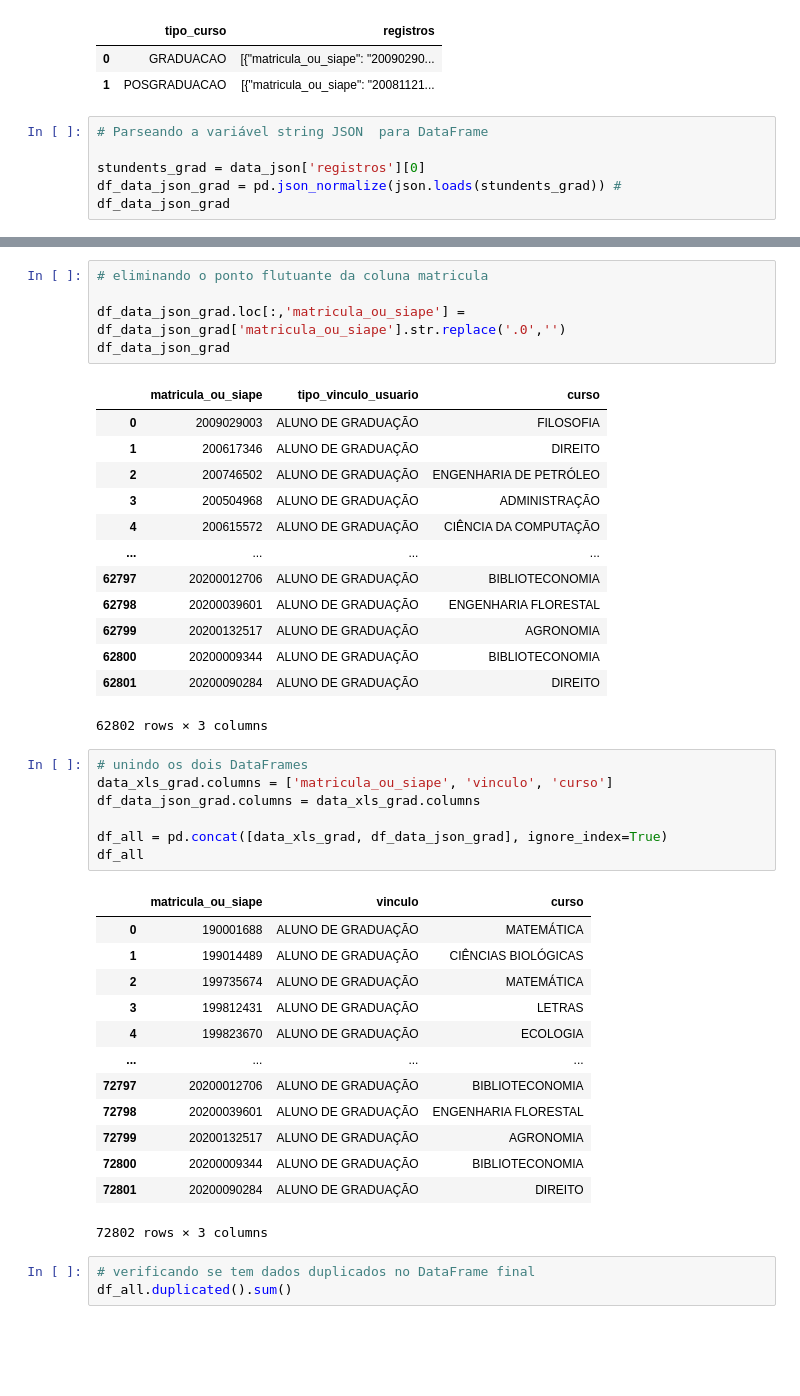
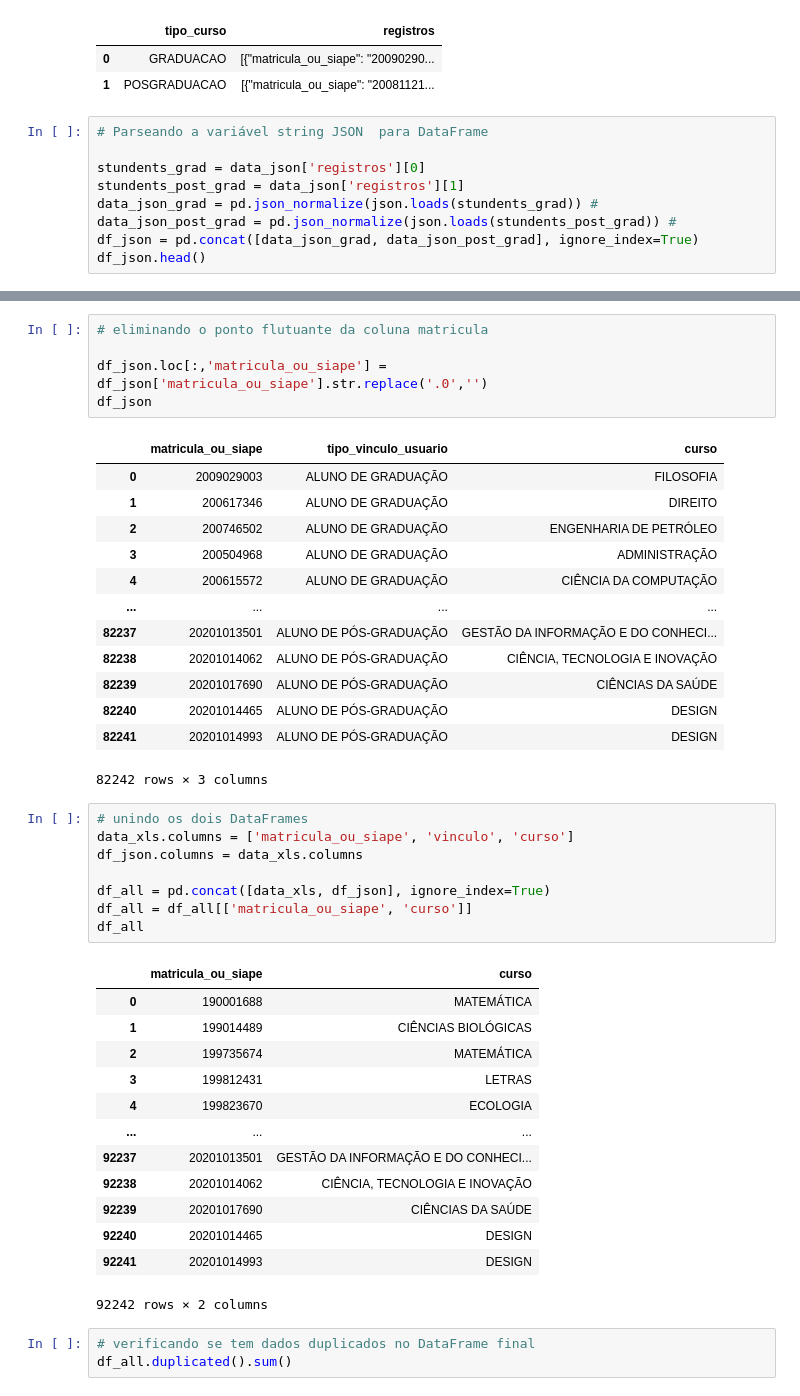
Before and after one commit to MaercioMamedes/_7DaysOfCode_Pandas, a Jupyter notebook: notebooks/tratamento_de_dados2.ipynb, the cells around one changed output, grey strips where cells are left out. Saved outputs shown, nothing was run; the diff lists cells and outputs as text; blank space fills up the shorter version.

```diff
--- a/notebooks/tratamento_de_dados2.ipynb
+++ b/notebooks/tratamento_de_dados2.ipynb
@@ -204,8 +171,11 @@ data_json.head()
 # Parseando a variável string JSON  para DataFrame
 
 stundents_grad = data_json['registros'][0]
-df_data_json_grad = pd.json_normalize(json.loads(stundents_grad)) #
-df_data_json_grad
+stundents_post_grad = data_json['registros'][1]
+data_json_grad = pd.json_normalize(json.loads(stundents_grad)) #
+data_json_post_grad = pd.json_normalize(json.loads(stundents_post_grad)) #
+df_json = pd.concat([data_json_grad, data_json_post_grad], ignore_index=True)
+df_json.head()
 # %% [output]
 |  | matricula_ou_siape | tipo_vinculo_usuario | curso |
 | 0 | 2009029003.0 | ALUNO DE GRADUAÇÃO | FILOSOFIA |
@@ -238,8 +201,8 @@ memory usage: 1.4+ MB
 # %%
 # eliminando o ponto flutuante da coluna matricula
 
-df_data_json_grad.loc[:,'matricula_ou_siape'] = df_data_json_grad['matricula_ou_siape'].str.replace('.0','')
-df_data_json_grad
+df_json.loc[:,'matricula_ou_siape'] = df_json['matricula_ou_siape'].str.replace('.0','')
+df_json
 # %% [output]
 |  | matricula_ou_siape | tipo_vinculo_usuario | curso |
 | 0 | 2009029003 | ALUNO DE GRADUAÇÃO | FILOSOFIA |
@@ -248,33 +211,34 @@ df_data_json_grad
 | 3 | 200504968 | ALUNO DE GRADUAÇÃO | ADMINISTRAÇÃO |
 | 4 | 200615572 | ALUNO DE GRADUAÇÃO | CIÊNCIA DA COMPUTAÇÃO |
 | ... | ... | ... | ... |
-| 62797 | 20200012706 | ALUNO DE GRADUAÇÃO | BIBLIOTECONOMIA |
-| 62798 | 20200039601 | ALUNO DE GRADUAÇÃO | ENGENHARIA FLORESTAL |
-| 62799 | 20200132517 | ALUNO DE GRADUAÇÃO | AGRONOMIA |
-| 62800 | 20200009344 | ALUNO DE GRADUAÇÃO | BIBLIOTECONOMIA |
-| 62801 | 20200090284 | ALUNO DE GRADUAÇÃO | DIREITO |
+| 82237 | 20201013501 | ALUNO DE PÓS-GRADUAÇÃO | GESTÃO DA INFORMAÇÃO E DO CONHECI... |
+| 82238 | 20201014062 | ALUNO DE PÓS-GRADUAÇÃO | CIÊNCIA, TECNOLOGIA E INOVAÇÃO |
+| 82239 | 20201017690 | ALUNO DE PÓS-GRADUAÇÃO | CIÊNCIAS DA SAÚDE |
+| 82240 | 20201014465 | ALUNO DE PÓS-GRADUAÇÃO | DESIGN |
+| 82241 | 20201014993 | ALUNO DE PÓS-GRADUAÇÃO | DESIGN |
-62802 rows × 3 columns
+82242 rows × 3 columns
 # %%
 # unindo os dois DataFrames
-data_xls_grad.columns = ['matricula_ou_siape', 'vinculo', 'curso']
-df_data_json_grad.columns = data_xls_grad.columns
+data_xls.columns = ['matricula_ou_siape', 'vinculo', 'curso']
+df_json.columns = data_xls.columns
 
-df_all = pd.concat([data_xls_grad, df_data_json_grad], ignore_index=True)
+df_all = pd.concat([data_xls, df_json], ignore_index=True)
+df_all = df_all[['matricula_ou_siape', 'curso']]
 df_all
 # %% [output]
-|  | matricula_ou_siape | vinculo | curso |
-| 0 | 190001688 | ALUNO DE GRADUAÇÃO | MATEMÁTICA |
-| 1 | 199014489 | ALUNO DE GRADUAÇÃO | CIÊNCIAS BIOLÓGICAS |
-| 2 | 199735674 | ALUNO DE GRADUAÇÃO | MATEMÁTICA |
-| 3 | 199812431 | ALUNO DE GRADUAÇÃO | LETRAS |
-| 4 | 199823670 | ALUNO DE GRADUAÇÃO | ECOLOGIA |
-| ... | ... | ... | ... |
-| 72797 | 20200012706 | ALUNO DE GRADUAÇÃO | BIBLIOTECONOMIA |
-| 72798 | 20200039601 | ALUNO DE GRADUAÇÃO | ENGENHARIA FLORESTAL |
-| 72799 | 20200132517 | ALUNO DE GRADUAÇÃO | AGRONOMIA |
-| 72800 | 20200009344 | ALUNO DE GRADUAÇÃO | BIBLIOTECONOMIA |
-| 72801 | 20200090284 | ALUNO DE GRADUAÇÃO | DIREITO |
+|  | matricula_ou_siape | curso |
+| 0 | 190001688 | MATEMÁTICA |
+| 1 | 199014489 | CIÊNCIAS BIOLÓGICAS |
+| 2 | 199735674 | MATEMÁTICA |
+| 3 | 199812431 | LETRAS |
+| 4 | 199823670 | ECOLOGIA |
+| ... | ... | ... |
+| 92237 | 20201013501 | GESTÃO DA INFORMAÇÃO E DO CONHECI... |
+| 92238 | 20201014062 | CIÊNCIA, TECNOLOGIA E INOVAÇÃO |
+| 92239 | 20201017690 | CIÊNCIAS DA SAÚDE |
+| 92240 | 20201014465 | DESIGN |
+| 92241 | 20201014993 | DESIGN |
-72802 rows × 3 columns
+92242 rows × 2 columns
 # %%
 # verificando se tem dados duplicados no DataFrame final
 df_all.duplicated().sum()
```
Also changed, not shown: parts of 19 cells of this notebook, 3 other files.
